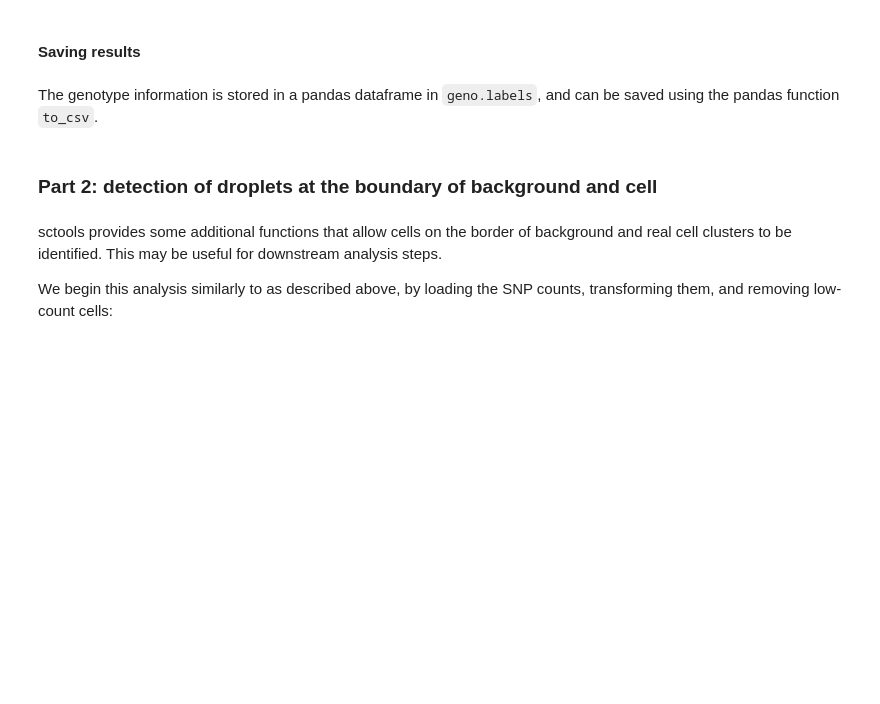
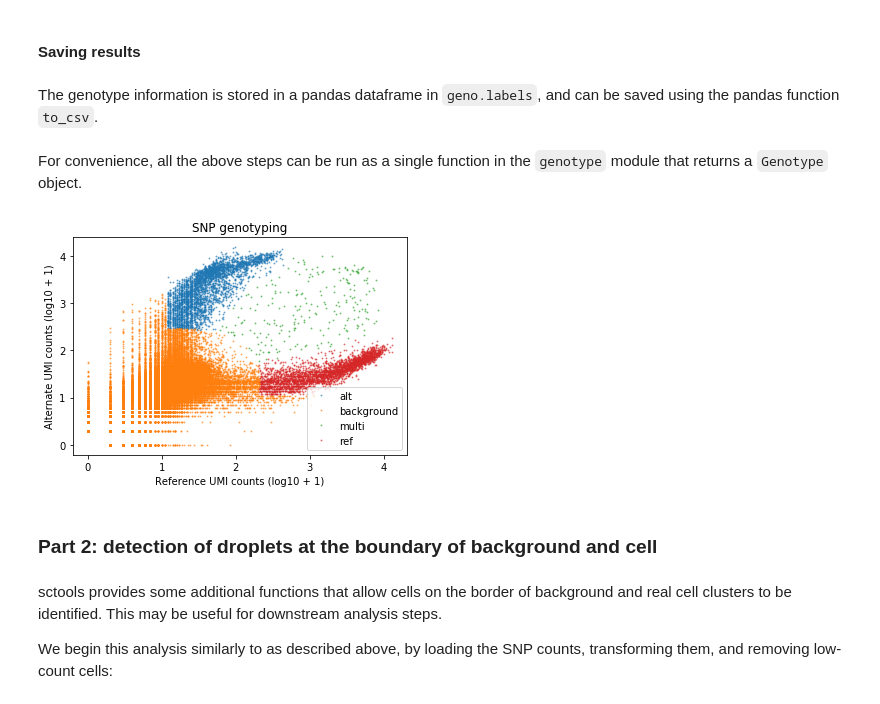
Before and after one commit to timoast/sctools, a Jupyter notebook: doc/tutorial.ipynb, the cells around one changed output. Drawn from its saved outputs; the diff is of its cells as text; code cells hidden in the pictures; blank space fills up the shorter version.

```diff
--- a/doc/tutorial.ipynb
+++ b/doc/tutorial.ipynb
@@ -118,3 +129,5 @@ geno.summarize()
 The genotype information is stored in a pandas dataframe in `geno.labels`, and can be saved using the pandas function `to_csv`.
 # %%
 geno.labels.to_csv("../tests/genotypes.tsv.gz", sep="\t", index=False, compression='gzip')
+# %% [markdown]
+For convenience, all the above steps can be run as a single function in the `genotype` module that returns a `Genotype` object.
@@ -121,3 +136,7 @@ geno.labels.to_csv("../tests/genotypes.tsv.gz", sep="\t", index=False, compressi
+# %%
+gt.plot_clusters()
+# %% [output]
+[figure, added]
 # %% [markdown]
 ### Part 2: detection of droplets at the boundary of background and cell
 # %% [markdown]
```
Also changed, not shown: parts of 17 cells of this notebook.
